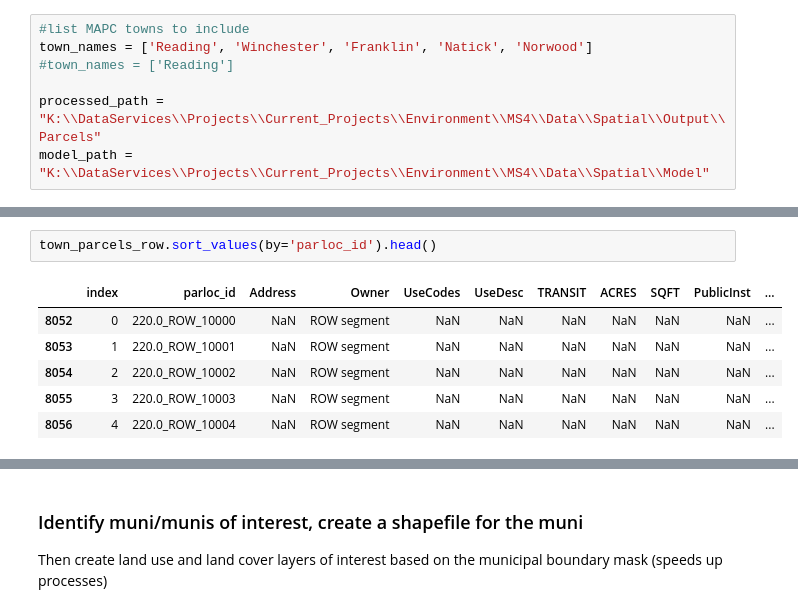
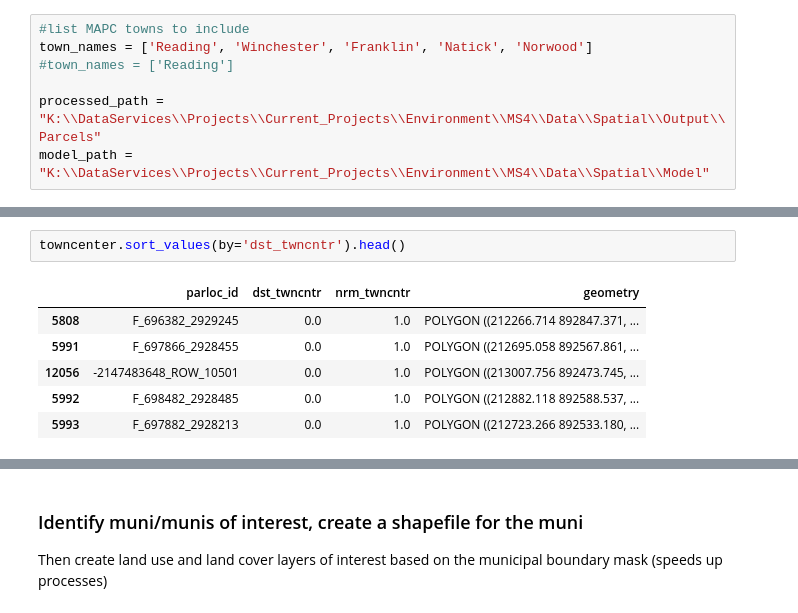
Before and after one commit to MAPC/ms4-gi-equity-tool, a Jupyter notebook: notebooks/1-initializing-project.ipynb, the cells around one changed output, grey strips where cells are left out. Saved outputs shown, nothing was run; the diff lists cells and outputs as text.

```diff
--- a/notebooks/1-initializing-project.ipynb
+++ b/notebooks/1-initializing-project.ipynb
@@ -104,9 +235,9 @@ town_parcels_row = get_parcels_row('Norwood', mapc_lpd)
 # %%
-town_parcels_row.sort_values(by='parloc_id').head()
+towncenter.sort_values(by='dst_twncntr').head()
 # %% [output]
-|  | index | parloc_id | Address | Owner | UseCodes | UseDesc | TRANSIT | ACRES | SQFT | PublicInst | ... |
-| 8052 | 0 | 220.0_ROW_10000 | NaN | ROW segment | NaN | NaN | NaN | NaN | NaN | NaN | ... |
-| 8053 | 1 | 220.0_ROW_10001 | NaN | ROW segment | NaN | NaN | NaN | NaN | NaN | NaN | ... |
-| 8054 | 2 | 220.0_ROW_10002 | NaN | ROW segment | NaN | NaN | NaN | NaN | NaN | NaN | ... |
-| 8055 | 3 | 220.0_ROW_10003 | NaN | ROW segment | NaN | NaN | NaN | NaN | NaN | NaN | ... |
-| 8056 | 4 | 220.0_ROW_10004 | NaN | ROW segment | NaN | NaN | NaN | NaN | NaN | NaN | ... |
+|  | parloc_id | dst_twncntr | nrm_twncntr | geometry |
+| 5808 | F_696382_2929245 | 0.0 | 1.0 | POLYGON ((212266.714 892847.371, ... |
+| 5991 | F_697866_2928455 | 0.0 | 1.0 | POLYGON ((212695.058 892567.861, ... |
+| 12056 | -2147483648_ROW_10501 | 0.0 | 1.0 | POLYGON ((213007.756 892473.745, ... |
+| 5992 | F_698482_2928485 | 0.0 | 1.0 | POLYGON ((212882.118 892588.537, ... |
+| 5993 | F_697882_2928213 | 0.0 | 1.0 | POLYGON ((212723.266 892533.180, ... |
```
Also changed, not shown: parts of 11 cells of this notebook, 5 other files.
